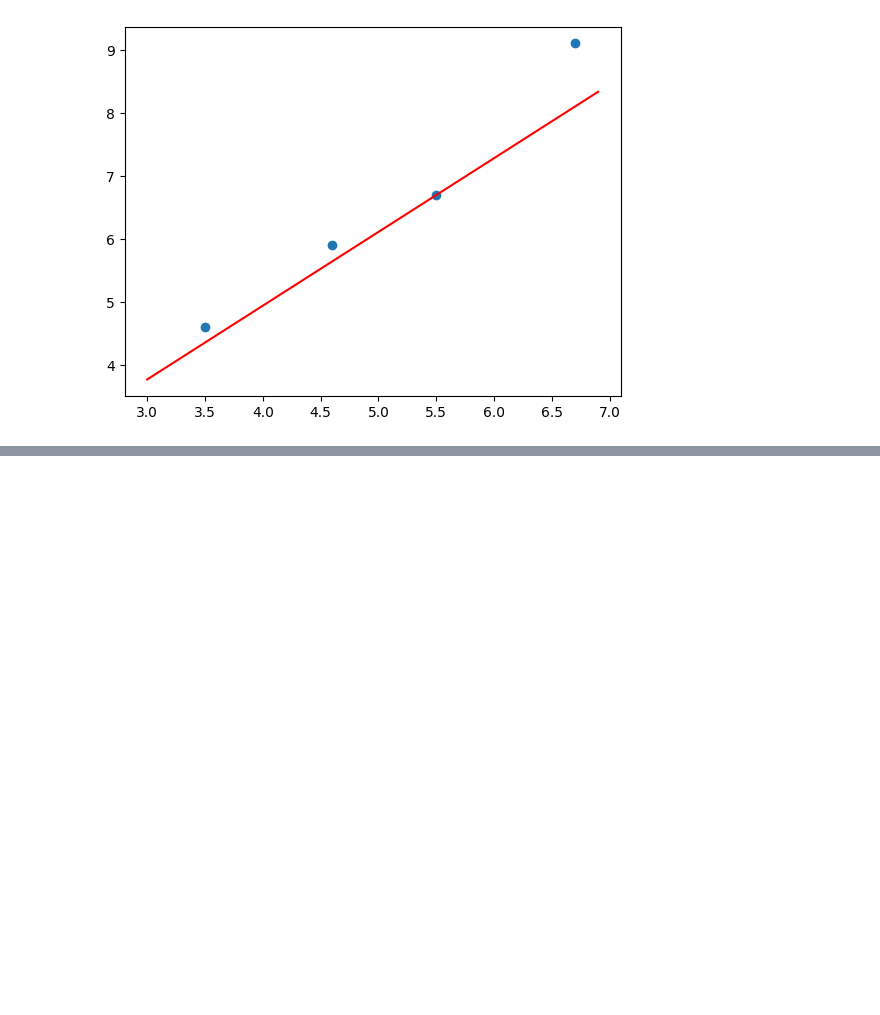
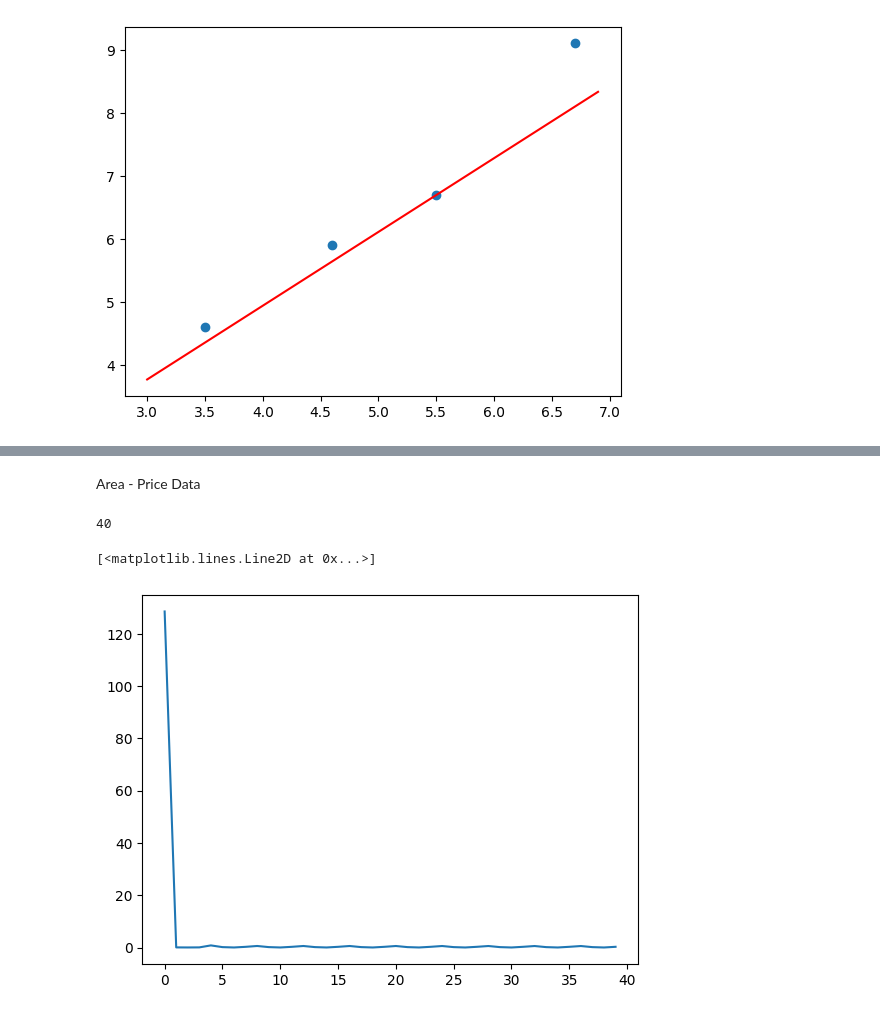
Before and after one commit to THIEN31103/Linear_Regression_Mini_Batch_Training, a Jupyter notebook: Src/main.ipynb, the cells around one changed output, grey strips where cells are left out. Drawn from its saved outputs; the diff is of its cells as text; code cells hidden in the pictures; blank space fills up the shorter version.

```diff
--- a/Src/main.ipynb
+++ b/Src/main.ipynb
@@ -20,0 +23,2 @@ plt.plot(x_values, y_values, 'r')
+# %% [markdown]
+Area - Price Data
@@ -20,0 +34,48 @@ plt.plot(x_values, y_values, 'r')
+# %%
+def predict(x, w, b):
+    return w*x + b
+
+def compute_loss(y_hat, y):
+    return (y_hat - y)**2
+
+def compute_gradient(x, y_hat, y):
+    dl_dw = 2*x*(y_hat - y)
+    dl_db = 2*(y_hat -y)
+    return dl_dw, dl_db
+
+def update_weights(w, b, dl_dw, dl_db, lr):
+    new_w = w - dl_dw*lr
+    new_b = b - dl_db*lr
+    return new_w, new_b
+# %%
+losses = []
+for _ in range(num_epochs):
+    for i in range(N):
+
+        #get a sample
+        x = areas[i]
+        y = prices[i]
+
+        #compute predict
+        y_hat = predict(x, w, b)
+
+        #compute loss
+        loss = compute_loss(y_hat, y)
+        losses.append(loss)
+
+        #compute gradient
+        dl_dw, dl_db = compute_gradient(x, y_hat, y)
+
+        #update weights
+        w, b = update_weights(w, b, dl_dw, dl_db, lr)
+# %%
+len(losses)
+# %% [output]
+40
+# %%
+import matplotlib.pyplot as plt
+
+plt.plot(losses)
+# %% [output]
+[<matplotlib.lines.Line2D at 0x...>]
+[figure, added]
```
Also changed, not shown: parts of 19 cells of this notebook.
